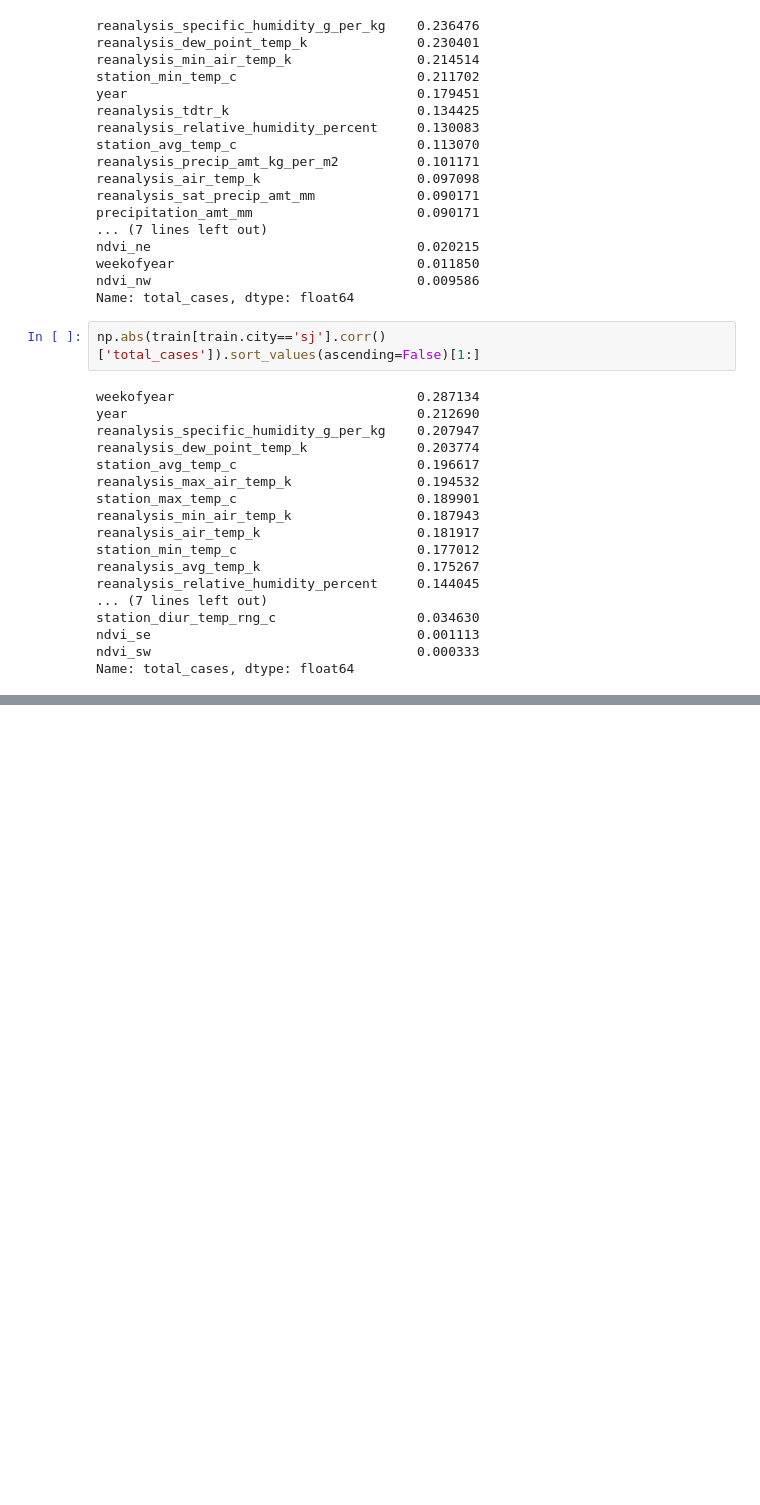
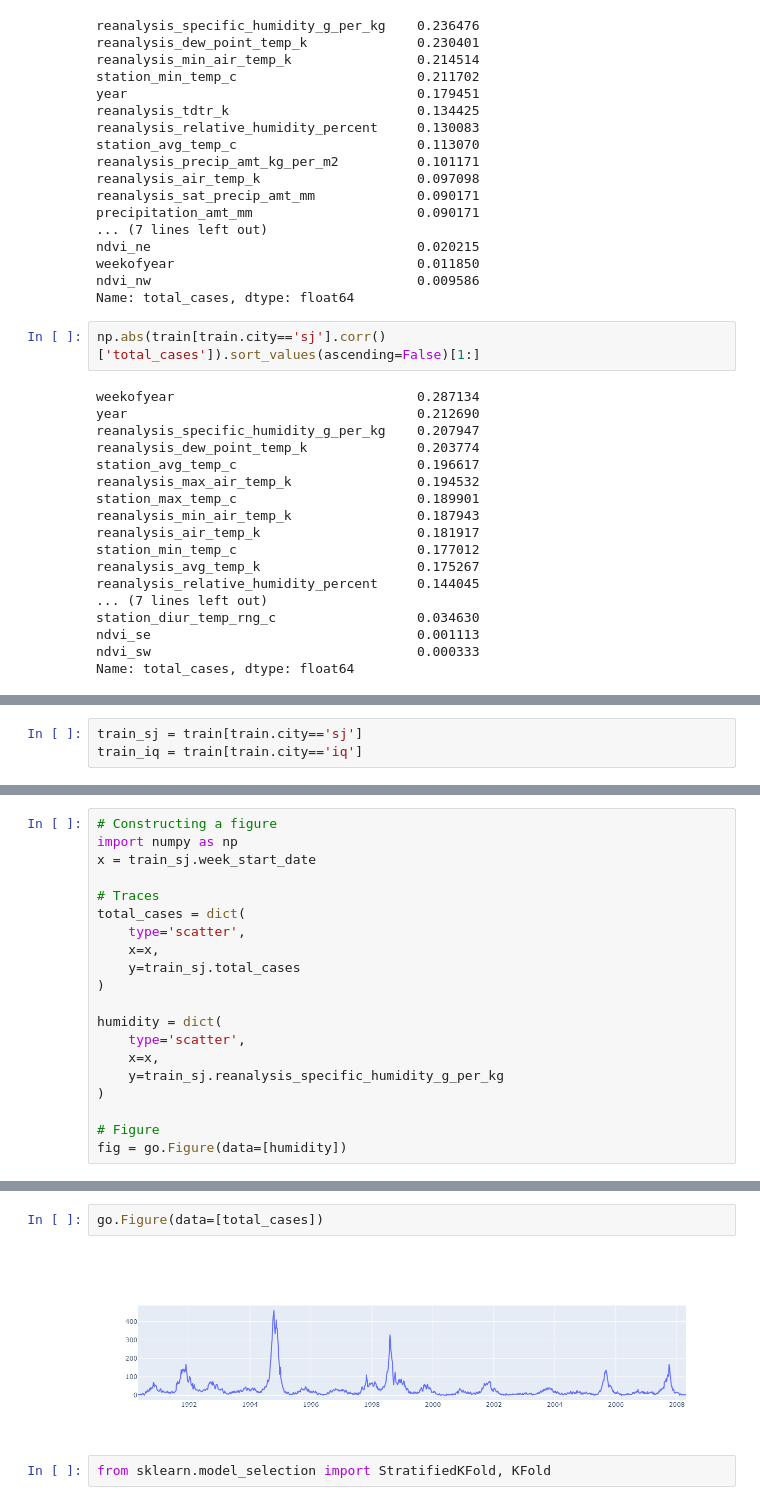
Before and after one commit to raja-taparia-dsr-mc1/dengue-predict, a Jupyter notebook: src/jupyter-notbooks/explorative_analysis_hannes.ipynb, the cells around one changed output, grey strips where cells are left out. Cells and saved outputs as stored; diff of their text form; blank space fills up the shorter version.

```diff
--- a/src/jupyter-notbooks/explorative_analysis_hannes.ipynb
+++ b/src/jupyter-notbooks/explorative_analysis_hannes.ipynb
@@ -169,0 +152,3 @@ Name: total_cases, dtype: float64
+# %%
+train_sj = train[train.city=='sj']
+train_iq = train[train.city=='iq']
@@ -169,0 +158,20 @@ Name: total_cases, dtype: float64
+# %%
+# Constructing a figure
+import numpy as np
+x = train_sj.week_start_date
+
+# Traces
+total_cases = dict(
+    type='scatter',
+    x=x,
+    y=train_sj.total_cases
+)
+
+humidity = dict(
+    type='scatter',
+    x=x,
+    y=train_sj.reanalysis_specific_humidity_g_per_kg
+)
+
+# Figure
+fig = go.Figure(data=[humidity])
@@ -169,0 +182,6 @@ Name: total_cases, dtype: float64
+# %%
+go.Figure(data=[total_cases])
+# %% [output]
+[figure, added]
+# %%
+from sklearn.model_selection import StratifiedKFold, KFold
```
Also changed, not shown: parts of 11 cells of this notebook.
